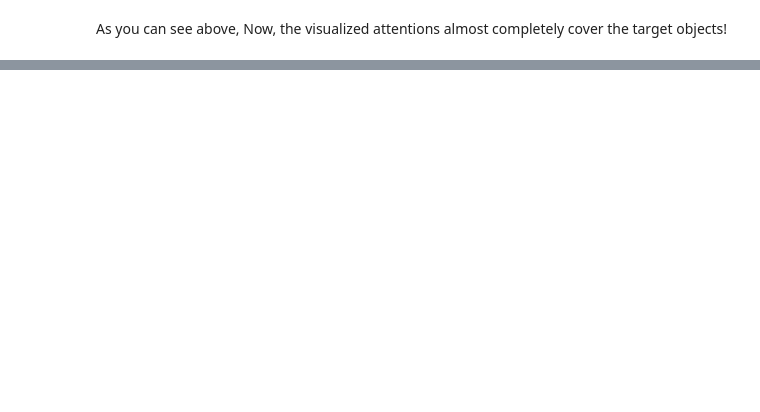
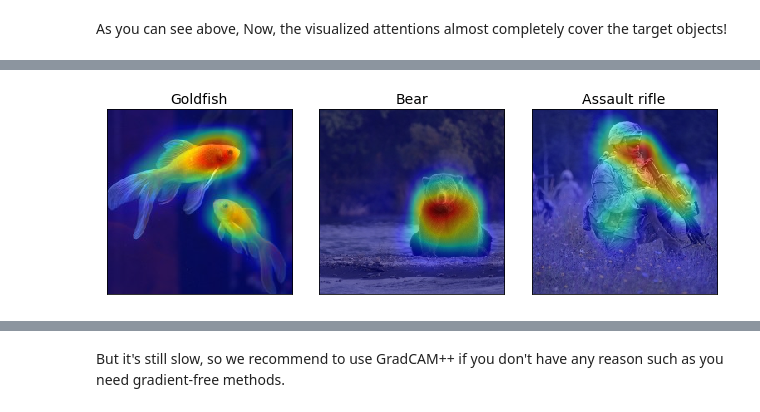
Before and after one commit to keisen/tf-keras-vis, a Jupyter notebook: examples/attentions.ipynb, the cells around one changed output, grey strips where cells are left out. Cells and saved outputs as stored; diff of their text form; code cells hidden in the pictures; blank space fills up the shorter version.

```diff
--- a/examples/attentions.ipynb
+++ b/examples/attentions.ipynb
@@ -202,19 +219,18 @@ In tf-keras-vis, GradcamPlusPlus (GradCAM++) class has most of compatibility wit
 # %%
+%%time
+
 from tf_keras_vis.gradcam import GradcamPlusPlus
 
-# Repalce class name to "GradcamPlusPlus"
+# Create GradCAM++ object, Just only repalce class name to "GradcamPlusPlus"
 # gradcam = Gradcam(model, model_modifier, clone=False)
 gradcam = GradcamPlusPlus(model,
-                          model_modifier=model_modifier,
+                          model_modifier,
                           clone=False)
 
-# Generate heatmap with GradcamPlusPlus
-# `normalize_gradient` is NOT supported by GradcamPlusPlus#__call__()
+# Generate heatmap with GradCAM++
 cam = gradcam(loss,
               X,
               penultimate_layer=-1, # model.layers number
-              seek_penultimate_conv_layer=True, # If True(default), to seek the penultimate layter that is a subtype of Convolutional Layer
-              # normalize_gradient=False
              )
 cam = normalize(cam)
 
@@ -233,0 +297,25 @@ As you can see above, Now, the visualized attentions almost completely cover the
+# %%
+%%time
+
+# Create ScoreCAM object
+scorecam = ScoreCAM(model, model_modifier, clone=False)
+
+# Generate heatmap with Faster-ScoreCAM
+cam = scorecam(loss,
+               X,
+               penultimate_layer=-1, # model.layers number
+               max_N=10
+              )
+cam = normalize(cam)
+
+f, ax = plt.subplots(**subplot_args)
+for i, title in enumerate(image_titles):
+    heatmap = np.uint8(cm.jet(cam[i])[..., :3] * 255)
+    ax[i].set_title(title, fontsize=14)
+    ax[i].imshow(images[i])
+    ax[i].imshow(heatmap, cmap='jet', alpha=0.5)
+plt.tight_layout()
+plt.savefig('images/faster-scorecam.png')
+plt.show()
+# %% [output]
+[figure, added]
@@ -233,0 +324,2 @@ As you can see above, Now, the visualized attentions almost completely cover the
+# %% [markdown]
+But it's still slow, so we recommend to use GradCAM++ if you don't have any reason such as you need gradient-free methods.
```
Also changed, not shown: parts of 23 cells of this notebook.
